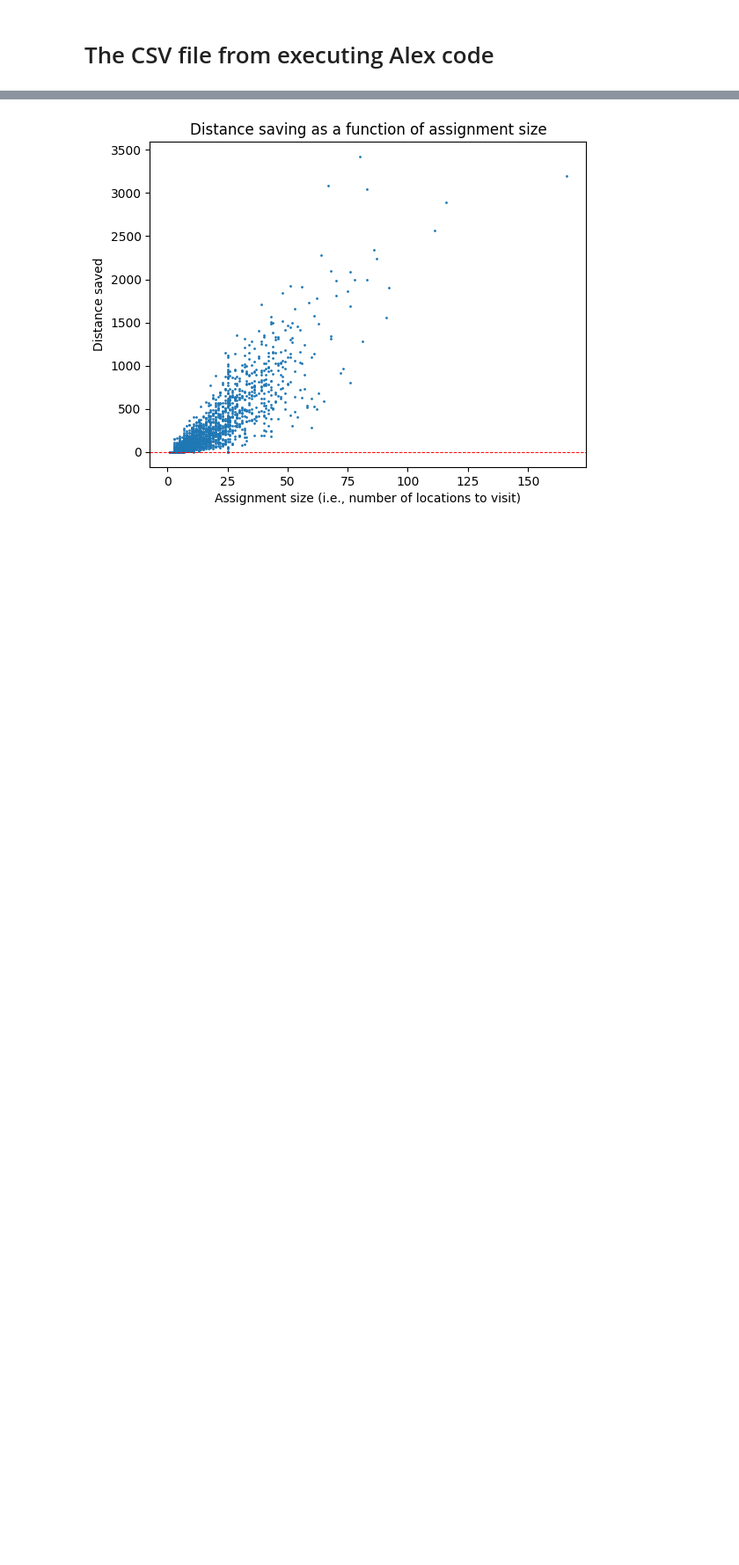
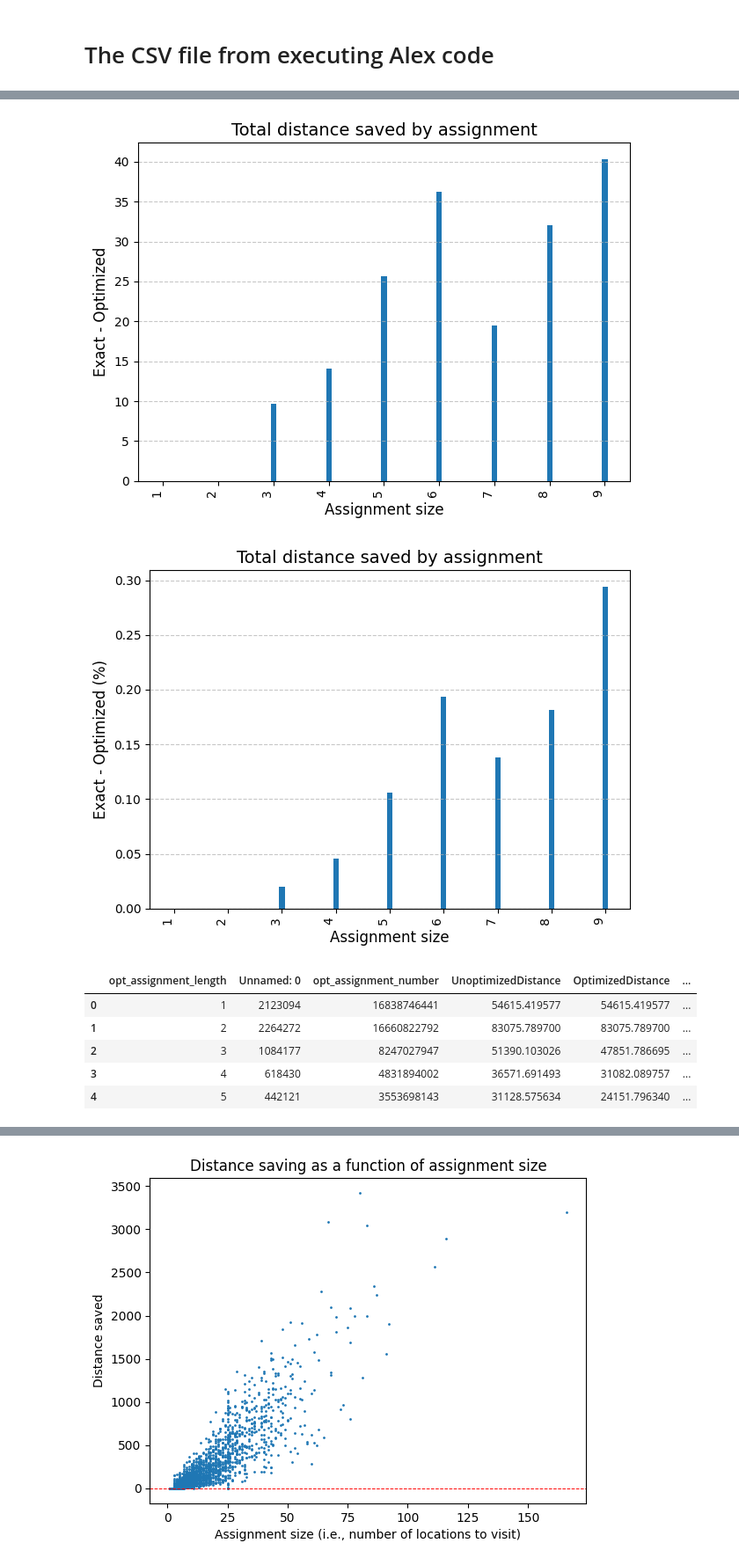
Before and after one commit to HasanVerses/batch_sequencing_optimization, a Jupyter notebook: notebooks/ld_computational_and_improvement_analysis.ipynb, the cells around one changed output, grey strips where cells are left out. Shown: that part at 88% size. Saved outputs shown, nothing was run; the diff lists cells and outputs as text; code cells hidden in the pictures; blank space fills up the shorter version.

Commit message:
updated the LD analysis by adding the comparison between SA and exact algo

```diff
--- a/notebooks/ld_computational_and_improvement_analysis.ipynb
+++ b/notebooks/ld_computational_and_improvement_analysis.ipynb
@@ -277 +277,8 @@ historical_length_freq
 204 rows × 3 columns
+# %%
+# Reading the results for the exact algo
+
+exact_analysis = pd.read_csv('analysis_data\LD_testrun_results_exact.csv')  # new analysis based on the data from 2022-08-01 to 2023-08-01
+exact_analysis = exact_analysis[['AssignmentNumber', 'AssignmentLength', 'UnoptimizedDistance']]
+exact_analysis.columns = ['assignment_number', 'assignment_length', 'exact_distance']
+exact_analysis.head()
@@ -293,6 +310,48 @@ optimized_analysis.head()
 | 2 | 2 | 14734353 | 3 | Delivery zone|LD-79-03-03-F|LD-DI... | Delivery zone|LD-DIS-03-02-04|LD-... | ... |
 | 3 | 3 | 14734540 | 3 | Delivery zone|LD-75-15-03-A|LD-80... | Delivery zone|LD-80-10-03-I|LD-80... | ... |
 | 4 | 4 | 14735165 | 9 | Delivery zone|LD-77-04-04-B|LD-75... | Delivery zone|LD-14-14-03-B|LD-14... | ... |
+# %%
+#exact distance analysis
+exact_optimized_df = pd.merge(optimized_analysis, exact_analysis, left_on = 'opt_assignment_number', right_on = 'assignment_number', how= 'right')
+exact_optimized_df[['exact_distance', 'OptimizedDistance']].head()
+
+exact_optimized_df['Optimized - exact'] = exact_optimized_df['OptimizedDistance'] - exact_optimized_df['exact_distance']
+
+exact_optimized_groupby_df= exact_optimized_df.groupby('opt_assignment_length').sum().reset_index()
+exact_optimized_groupby_df
+
+#plt.scatter(exact_optimized_df['opt_assignment_length'],exact_optimized_df['OptimizedDistance'], s=1)
+#plt.scatter(exact_optimized_df['opt_assignment_length'],exact_optimized_df['exact_distance'], s=1)
+plt.bar(exact_optimized_groupby_df['opt_assignment_length'], exact_optimized_groupby_df['Optimized - exact'], width=0.1)
+plt.xlabel('Assignment size', fontsize=12)
+plt.ylabel('Exact - Optimized', fontsize=12)
+plt.title('Total distance saved by assignment', fontsize=14)
+plt.xticks(rotation=90, ha='right', fontsize=10)
+plt.grid(axis='y', linestyle='--', alpha=0.7)
+plt.tight_layout()
+plt.savefig('plots/exact_optimized_distance.png')
+plt.show()
+
+plt.bar(exact_optimized_groupby_df['opt_assignment_length'], exact_optimized_groupby_df['Optimized - exact']/exact_optimized_groupby_df['OptimizedDistance']*100, width=0.1)
+plt.xlabel('Assignment size', fontsize=12)
+plt.ylabel('Exact - Optimized (%)', fontsize=12)
+plt.title('Total distance saved by assignment', fontsize=14)
+plt.xticks(rotation=90, ha='right', fontsize=10)
+plt.grid(axis='y', linestyle='--', alpha=0.7)
+plt.tight_layout()
+plt.savefig('plots/exact_optimized_distance (%).png')
+plt.show()
+
+exact_optimized_groupby_df.head()
+# %% [output]
+[figure, added]
+[figure, added]
+|  | opt_assignment_length | Unnamed: 0 | opt_assignment_number | UnoptimizedDistance | OptimizedDistance | ... |
+| 0 | 1 | 2123094 | 16838746441 | 54615.419577 | 54615.419577 | ... |
+| 1 | 2 | 2264272 | 16660822792 | 83075.789700 | 83075.789700 | ... |
+| 2 | 3 | 1084177 | 8247027947 | 51390.103026 | 47851.786695 | ... |
+| 3 | 4 | 618430 | 4831894002 | 36571.691493 | 31082.089757 | ... |
+| 4 | 5 | 442121 | 3553698143 | 31128.575634 | 24151.796340 | ... |
 # %%
 # join optimized_analysis with assignment data
 optimized_analysis['opt_assignment_number'] = optimized_analysis['opt_assignment_number'].astype(str)
```
Also changed, not shown: parts of 9 cells of this notebook.
